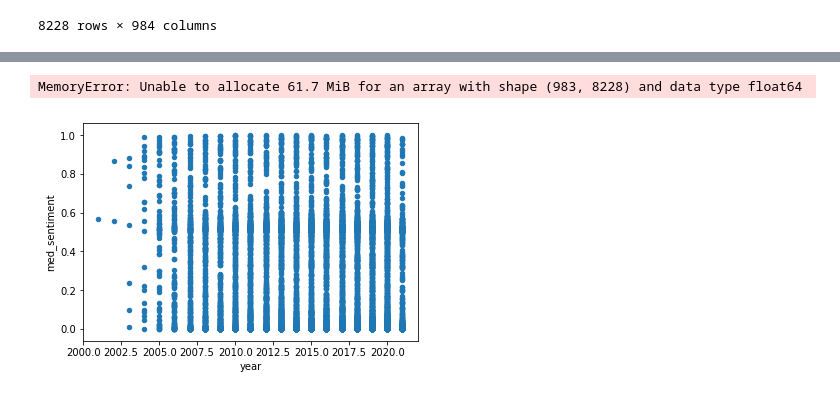
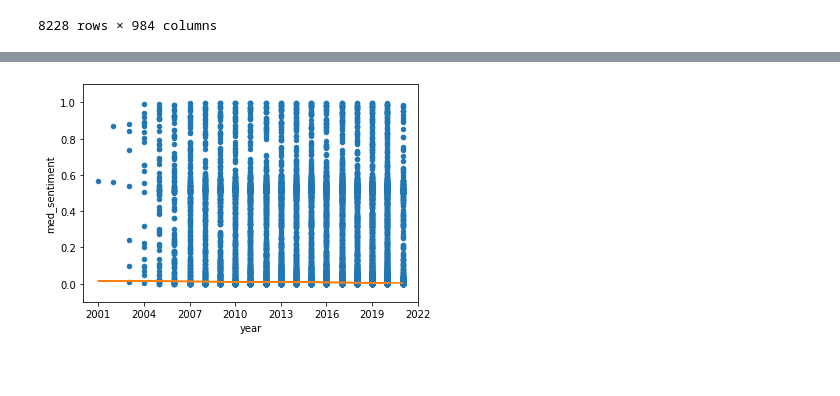
Before and after one commit to DSC180b-group5/final-pipeline, a Jupyter notebook: src/Fixed Effects Notebook.ipynb, the cells around one changed output, grey strips where cells are left out. Cells and saved outputs as stored; diff of their text form; code cells hidden in the pictures; blank space fills up the shorter version.

Commit message:
chart xaxis fixed

```diff
--- a/src/Fixed Effects Notebook.ipynb
+++ b/src/Fixed Effects Notebook.ipynb
@@ -204,11 +207,10 @@ fig = ax.get_figure()
 # %%
 ax2 = new_df.plot(x='year', y='med_sentiment', kind='scatter')
 ax2.plot(X, p2.const + p2.year * X)
-ax2.xaxis.set_major_locator(years)
+ax2.xaxis.set_major_locator(ticker.MaxNLocator(integer=True))
 ax2.set_xlim([2000, 2022])
 ax2.set_ylim([round(new_df['med_sentiment'].min()-0.1, 1), round(new_df['med_sentiment'].max()+0.1, 1)])
 fig2 = ax2.get_figure()
 #fig.savefig('English Results - Median.png')
 # %% [output]
-MemoryError: Unable to allocate 61.7 MiB for an array with shape (983, 8228) and data type float64
-[figure, old version]
+[figure, new version]
```
Also changed, not shown: parts of 3 cells of this notebook, 1 other file.
